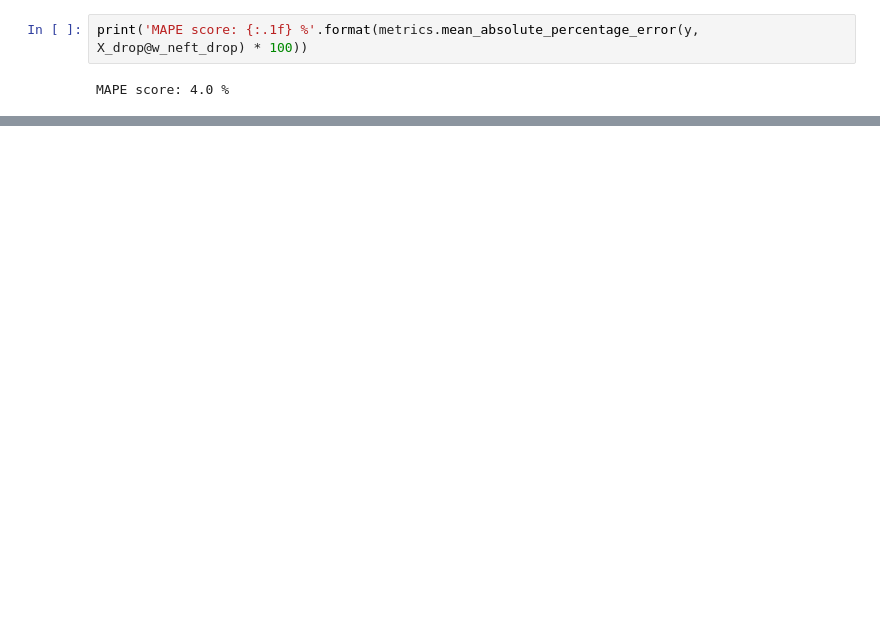
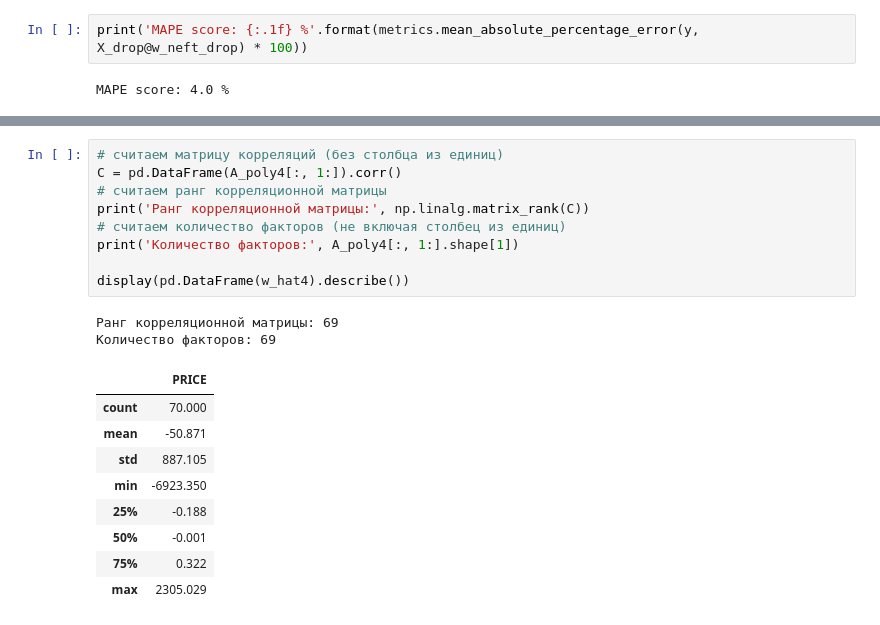
Before and after one commit to Motoborg/MATH_ML_2, a Jupyter notebook: NB_Y_OLE.ipynb, the cells around one changed output, grey strips where cells are left out. Saved outputs shown, nothing was run; the diff lists cells and outputs as text; blank space fills up the shorter version.

```diff
--- a/NB_Y_OLE.ipynb
+++ b/NB_Y_OLE.ipynb
@@ -193,0 +298,21 @@ MAPE score: 4.0 %
+# %%
+# считаем матрицу корреляций (без столбца из единиц)
+C = pd.DataFrame(A_poly4[:, 1:]).corr()
+# считаем ранг корреляционной матрицы
+print('Ранг корреляционной матрицы:', np.linalg.matrix_rank(C))
+# считаем количество факторов (не включая столбец из единиц)
+print('Количество факторов:', A_poly4[:, 1:].shape[1])
+
+display(pd.DataFrame(w_hat4).describe())
+# %% [output]
+Ранг корреляционной матрицы: 69
+Количество факторов: 69
+|  | PRICE |
+| count | 70.000 |
+| mean | -50.871 |
+| std | 887.105 |
+| min | -6923.350 |
+| 25% | -0.188 |
+| 50% | -0.001 |
+| 75% | 0.322 |
+| max | 2305.029 |
```
Also changed, not shown: parts of 52 cells of this notebook.
